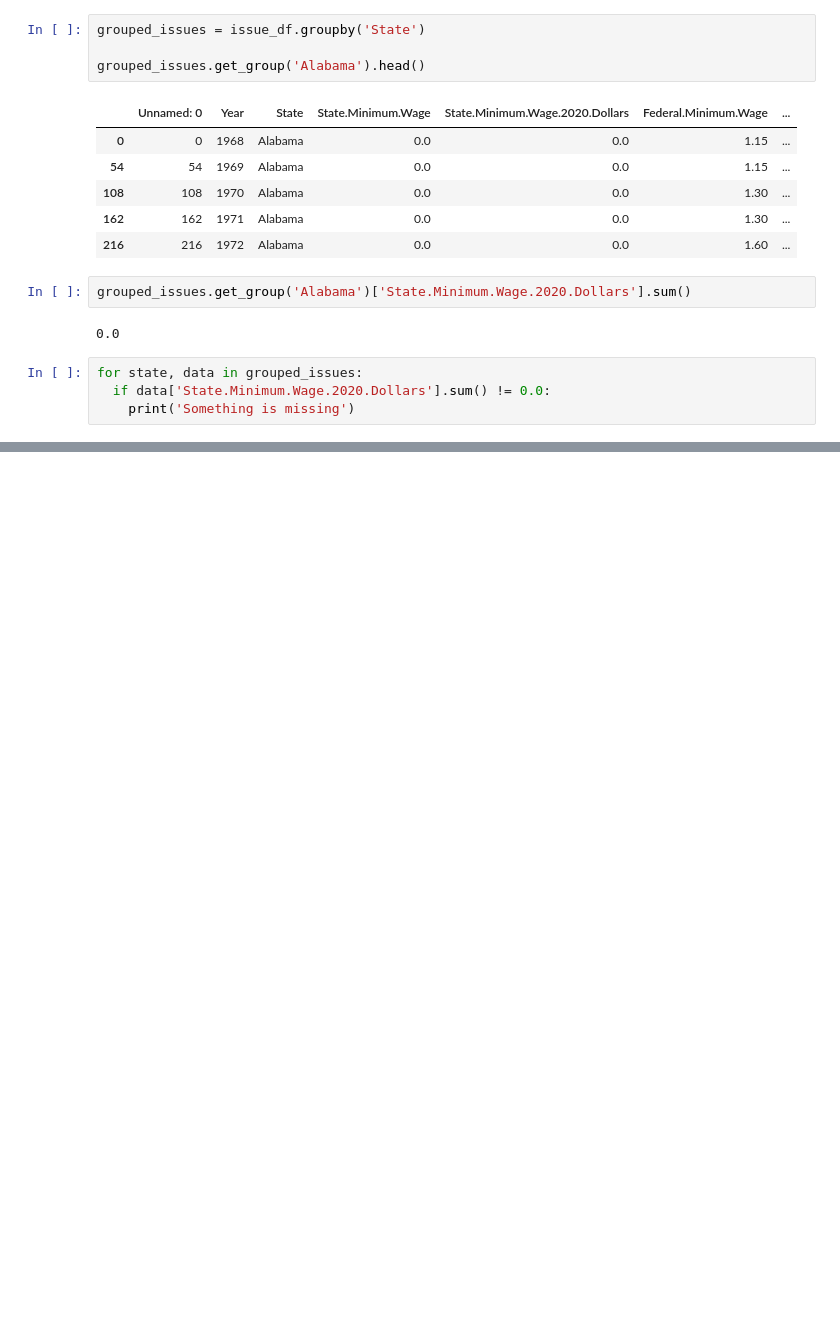
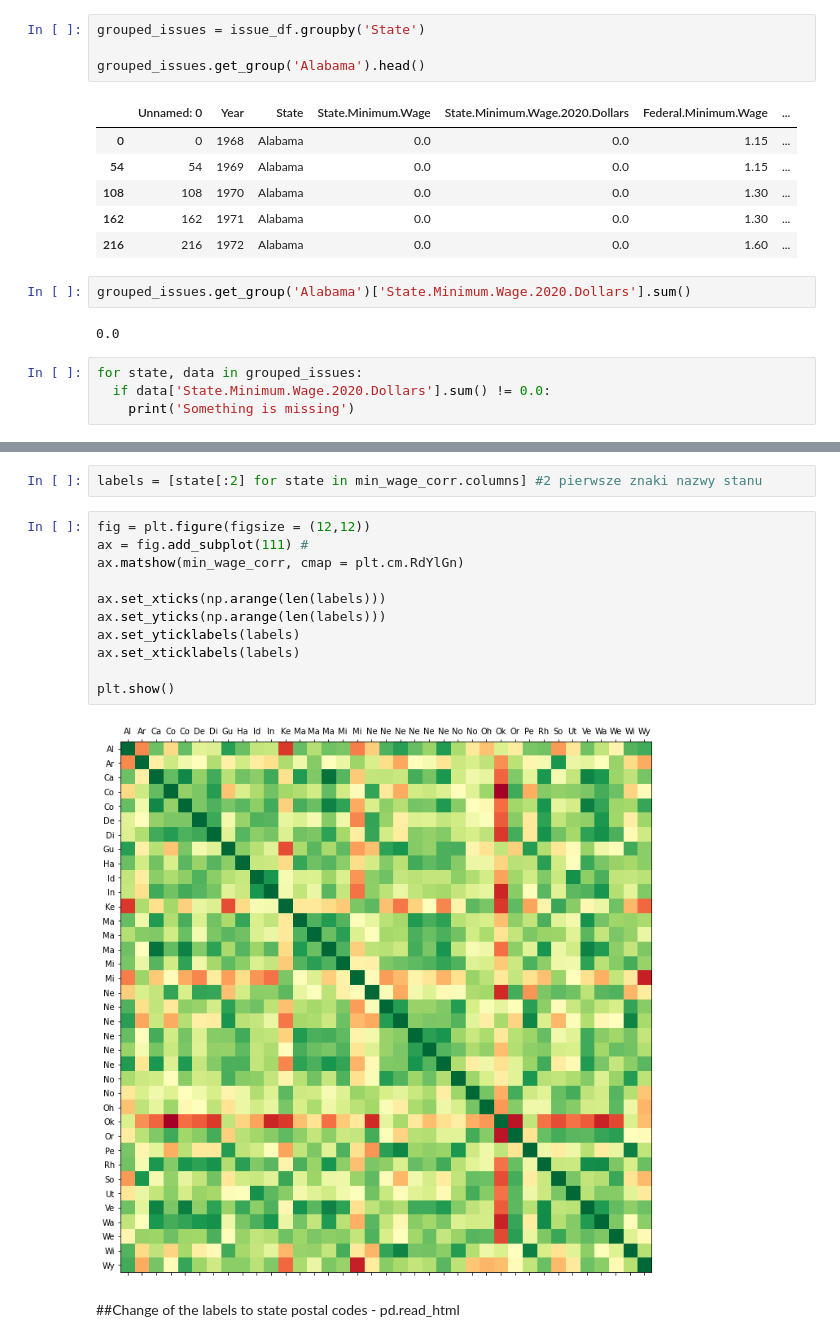
Before and after one commit to leadeeerq/data-science, a Jupyter notebook: USMinimumWage.ipynb, the cells around one changed output, grey strips where cells are left out. Cells and saved outputs as stored; diff of their text form; blank space fills up the shorter version.

```diff
--- a/USMinimumWage.ipynb
+++ b/USMinimumWage.ipynb
@@ -124,0 +149,17 @@ for state, data in grouped_issues:
+# %%
+labels = [state[:2] for state in min_wage_corr.columns] #2 pierwsze znaki nazwy stanu
+# %%
+fig = plt.figure(figsize = (12,12))
+ax = fig.add_subplot(111) #
+ax.matshow(min_wage_corr, cmap = plt.cm.RdYlGn)
+
+ax.set_xticks(np.arange(len(labels)))
+ax.set_yticks(np.arange(len(labels)))
+ax.set_yticklabels(labels)
+ax.set_xticklabels(labels)
+
+plt.show()
+# %% [output]
+[figure, added]
+# %% [markdown]
+##Change of the labels to state postal codes - pd.read_html
```
Also changed, not shown: parts of 21 cells of this notebook.
